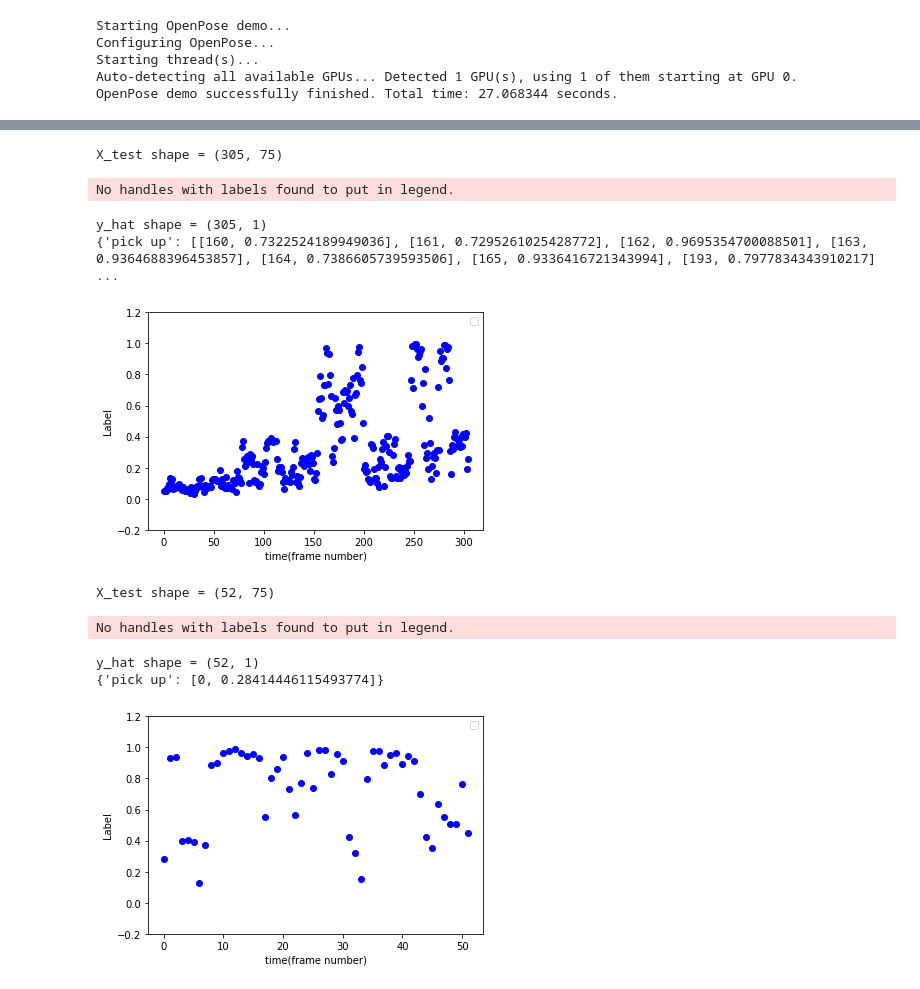
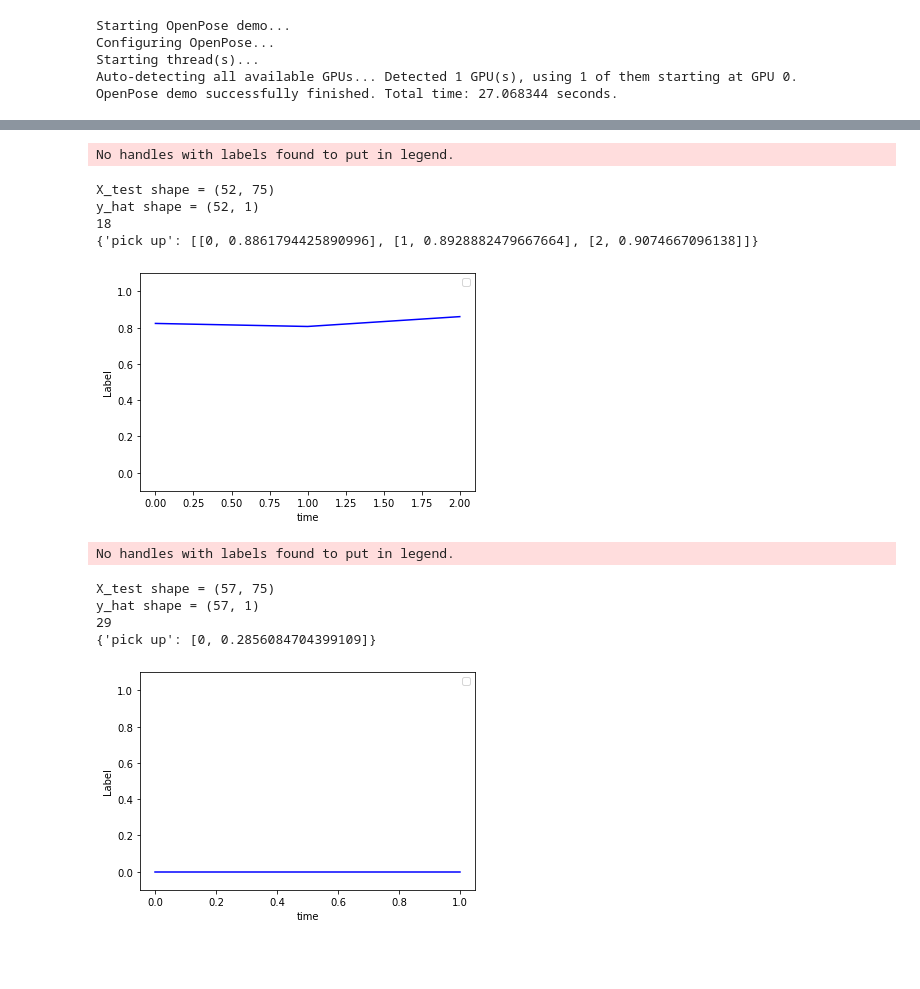
Before and after one commit to Mahinramezani/human_action_classification_ANN, a Jupyter notebook: code/test.ipynb, the cells around one changed output, grey strips where cells are left out. Cells and saved outputs as stored; diff of their text form; code cells hidden in the pictures; blank space fills up the shorter version.

```diff
--- a/code/test.ipynb
+++ b/code/test.ipynb
@@ -118,0 +131,9 @@ def testing(file_name):
+# %%
+# test
+
+file_name = '8_actions'
+n_sec = 140   # enter the length of video (sec)
+j_dict = testing(file_name, n_sec)
+
+with open(os.path.join(path, file_name + '.json'), 'w') as fp:
+    json.dump(j_dict, fp,  indent=4)
@@ -119,29 +147,33 @@ def testing(file_name):
 # %%
 # test1
 
-file_name = 'test2'
-j_dict = testing(file_name)
+file_name = 'pick37'
+n_sec = 3
+j_dict = testing(file_name, n_sec)
 
 with open(os.path.join(path, file_name + '.json'), 'w') as fp:
     json.dump(j_dict, fp,  indent=4)
 # %% [output]
-X_test shape = (305, 75)
+No handles with labels found to put in legend.
-No handles with labels found to put in legend.
+X_test shape = (52, 75)
+y_hat shape = (52, 1)
+18
+{'pick up': [[0, 0.8861794425890996], [1, 0.8928882479667664], [2, 0.9074667096138]]}
-y_hat shape = (305, 1)
-{'pick up': [[160, 0.7322524189949036], [161, 0.7295261025428772], [162, 0.9695354700088501], [163, 0.9364688396453857], [164, 0.7386605739593506], [165, 0.9336416721343994], [193, 0.7977834343910217] ...
-[figure, old version]
+[figure, new version]
 # %%
-# test1
+# test2
 
-file_name = 'pick37'
-j_dict = testing(file_name)
+file_name = 'wave36'
+n_sec = 2
+j_dict = testing(file_name, n_sec)
 
 with open(os.path.join(path, file_name + '.json'), 'w') as fp:
     json.dump(j_dict, fp,  indent=4)
 # %% [output]
-X_test shape = (52, 75)
+No handles with labels found to put in legend.
-No handles with labels found to put in legend.
+X_test shape = (57, 75)
+y_hat shape = (57, 1)
+29
+{'pick up': [0, 0.2856084704399109]}
-y_hat shape = (52, 1)
-{'pick up': [0, 0.28414446115493774]}
-[figure, old version]
+[figure, new version]
 # %%
```
Also changed, not shown: parts of 17 cells of this notebook, 4 other files.
